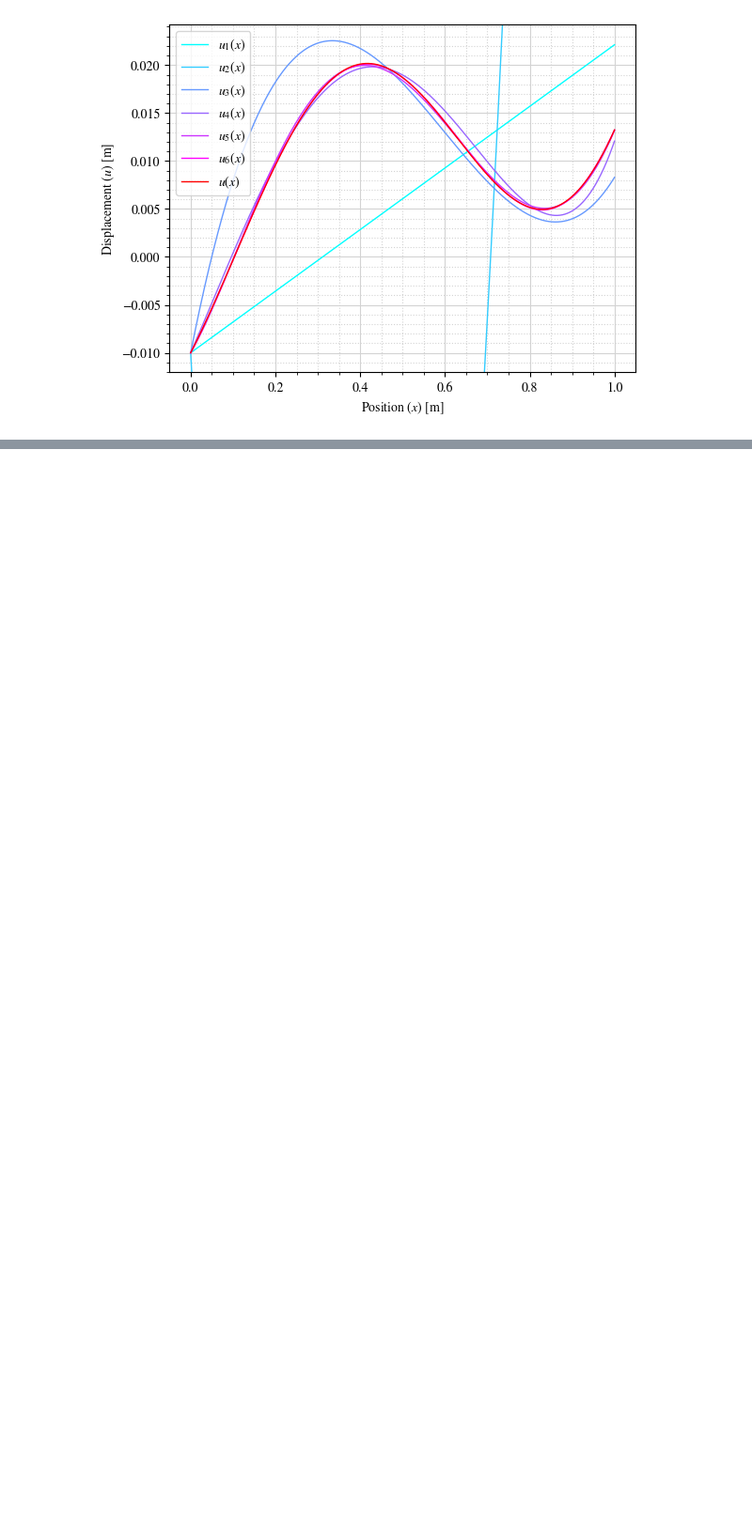
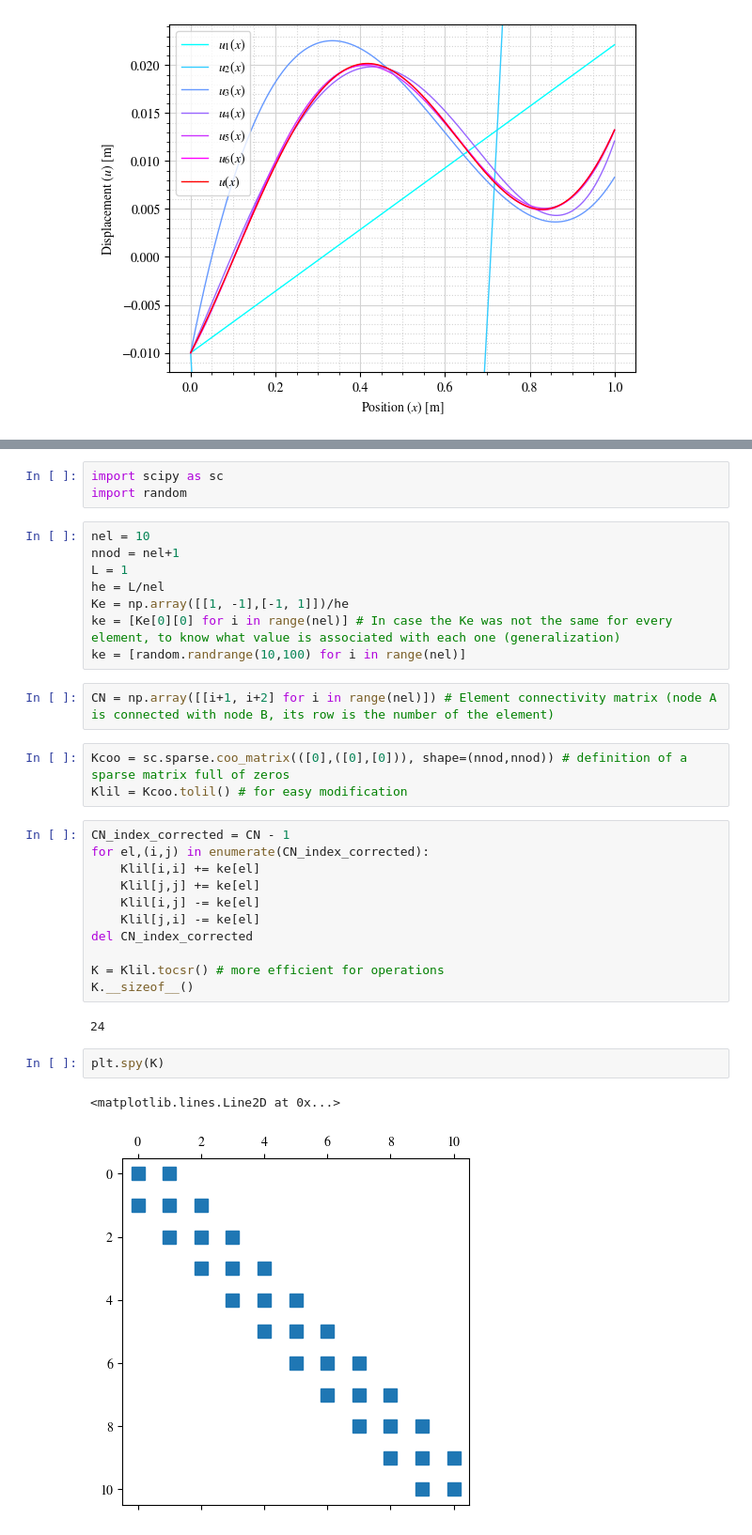
Before and after one commit to SerMarFe/CAE_exercices, a Jupyter notebook: practica1.ipynb, the cells around one changed output, grey strips where cells are left out. Shown at 94% size. Drawn from its saved outputs; the diff is of its cells as text; blank space fills up the shorter version.

Commit message:
create sparse matrix for K

```diff
--- a/practica1.ipynb
+++ b/practica1.ipynb
@@ -153,0 +158,34 @@ plt.show()
+# %%
+import scipy as sc
+import random
+# %%
+nel = 10
+nnod = nel+1
+L = 1
+he = L/nel
+Ke = np.array([[1, -1],[-1, 1]])/he
+ke = [Ke[0][0] for i in range(nel)] # In case the Ke was not the same for every element, to know what value is associated with each one (generalization)
+ke = [random.randrange(10,100) for i in range(nel)]
+# %%
+CN = np.array([[i+1, i+2] for i in range(nel)]) # Element connectivity matrix (node A is connected with node B, its row is the number of the element)
+# %%
+Kcoo = sc.sparse.coo_matrix(([0],([0],[0])), shape=(nnod,nnod)) # definition of a sparse matrix full of zeros
+Klil = Kcoo.tolil() # for easy modification
+# %%
+CN_index_corrected = CN - 1
+for el,(i,j) in enumerate(CN_index_corrected):
+    Klil[i,i] += ke[el]
+    Klil[j,j] += ke[el]
+    Klil[i,j] -= ke[el]
+    Klil[j,i] -= ke[el]
+del CN_index_corrected
+
+K = Klil.tocsr() # more efficient for operations
+K.__sizeof__()
+# %% [output]
+24
+# %%
+plt.spy(K)
+# %% [output]
+<matplotlib.lines.Line2D at 0x...>
+[figure, added]
```
Also changed, not shown: parts of 2 cells of this notebook.
